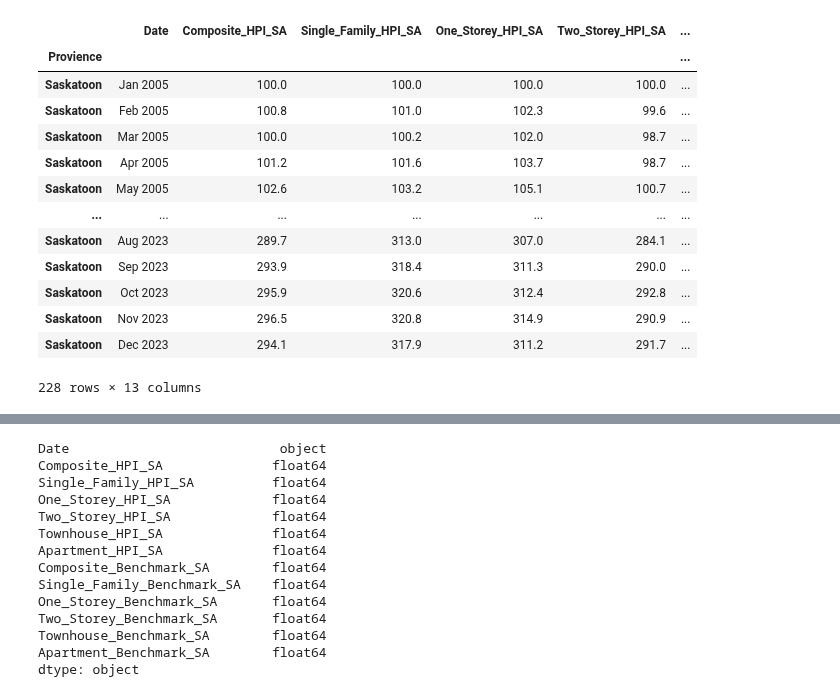
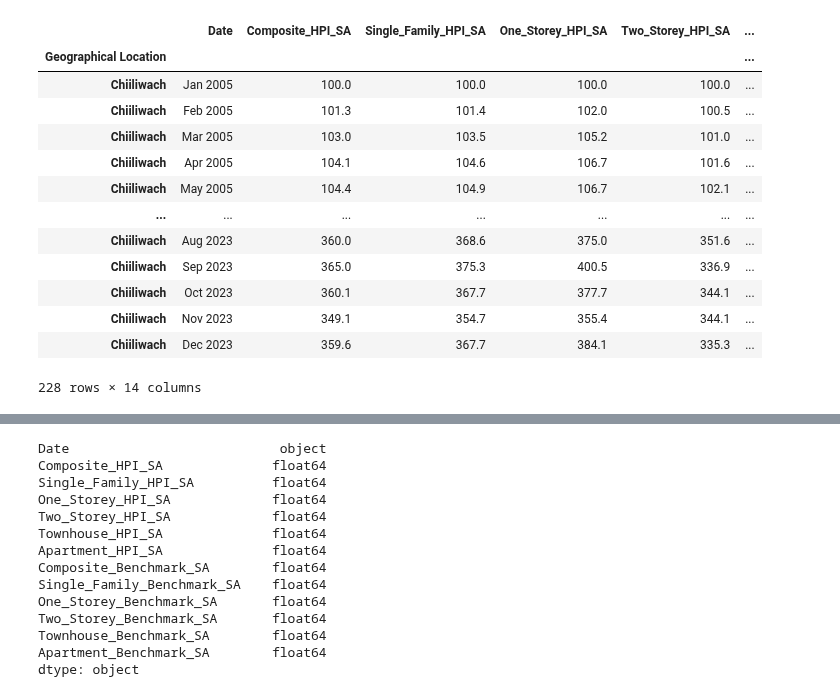
Before and after one commit to JasleenShergill/Covid-s-Effect-on-Real-Estate, a Jupyter notebook: realestate.ipynb, the cells around one changed output, grey strips where cells are left out. Cells and saved outputs as stored; diff of their text form; code cells hidden in the pictures.

```diff
--- a/realestate.ipynb
+++ b/realestate.ipynb
@@ -133,19 +74,0 @@ ontario_df
-# %%
-saskatoon_df.set_index("Provience", inplace=True)
-saskatoon_df=saskatoon_df.dropna()
-saskatoon_df
-# %% [output]
-|  | Date | Composite_HPI_SA | Single_Family_HPI_SA | One_Storey_HPI_SA | Two_Storey_HPI_SA | ... |
-| Provience |  |  |  |  |  | ... |
-| Saskatoon | Jan 2005 | 100.0 | 100.0 | 100.0 | 100.0 | ... |
-| Saskatoon | Feb 2005 | 100.8 | 101.0 | 102.3 | 99.6 | ... |
-| Saskatoon | Mar 2005 | 100.0 | 100.2 | 102.0 | 98.7 | ... |
-| Saskatoon | Apr 2005 | 101.2 | 101.6 | 103.7 | 98.7 | ... |
-| Saskatoon | May 2005 | 102.6 | 103.2 | 105.1 | 100.7 | ... |
-| ... | ... | ... | ... | ... | ... | ... |
-| Saskatoon | Aug 2023 | 289.7 | 313.0 | 307.0 | 284.1 | ... |
-| Saskatoon | Sep 2023 | 293.9 | 318.4 | 311.3 | 290.0 | ... |
-| Saskatoon | Oct 2023 | 295.9 | 320.6 | 312.4 | 292.8 | ... |
-| Saskatoon | Nov 2023 | 296.5 | 320.8 | 314.9 | 290.9 | ... |
-| Saskatoon | Dec 2023 | 294.1 | 317.9 | 311.2 | 291.7 | ... |
-228 rows × 13 columns
@@ -151,0 +156,17 @@ saskatoon_df
+# %%
+chiiliwach_df
+# %% [output]
+|  | Date | Composite_HPI_SA | Single_Family_HPI_SA | One_Storey_HPI_SA | Two_Storey_HPI_SA | ... |
+| Geographical Location |  |  |  |  |  | ... |
+| Chiiliwach | Jan 2005 | 100.0 | 100.0 | 100.0 | 100.0 | ... |
+| Chiiliwach | Feb 2005 | 101.3 | 101.4 | 102.0 | 100.5 | ... |
+| Chiiliwach | Mar 2005 | 103.0 | 103.5 | 105.2 | 101.0 | ... |
+| Chiiliwach | Apr 2005 | 104.1 | 104.6 | 106.7 | 101.6 | ... |
+| Chiiliwach | May 2005 | 104.4 | 104.9 | 106.7 | 102.1 | ... |
+| ... | ... | ... | ... | ... | ... | ... |
+| Chiiliwach | Aug 2023 | 360.0 | 368.6 | 375.0 | 351.6 | ... |
+| Chiiliwach | Sep 2023 | 365.0 | 375.3 | 400.5 | 336.9 | ... |
+| Chiiliwach | Oct 2023 | 360.1 | 367.7 | 377.7 | 344.1 | ... |
+| Chiiliwach | Nov 2023 | 349.1 | 354.7 | 355.4 | 344.1 | ... |
+| Chiiliwach | Dec 2023 | 359.6 | 367.7 | 384.1 | 335.3 | ... |
+228 rows × 14 columns
```
Also changed, not shown: parts of 10 cells of this notebook, 1 other file.
